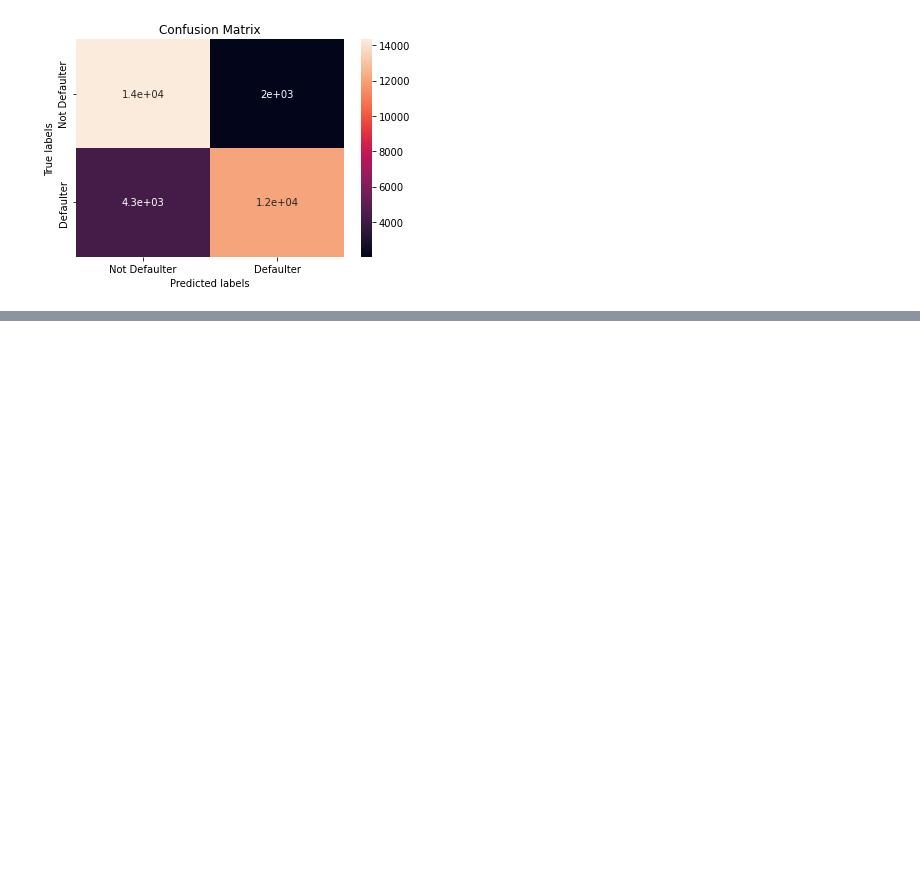
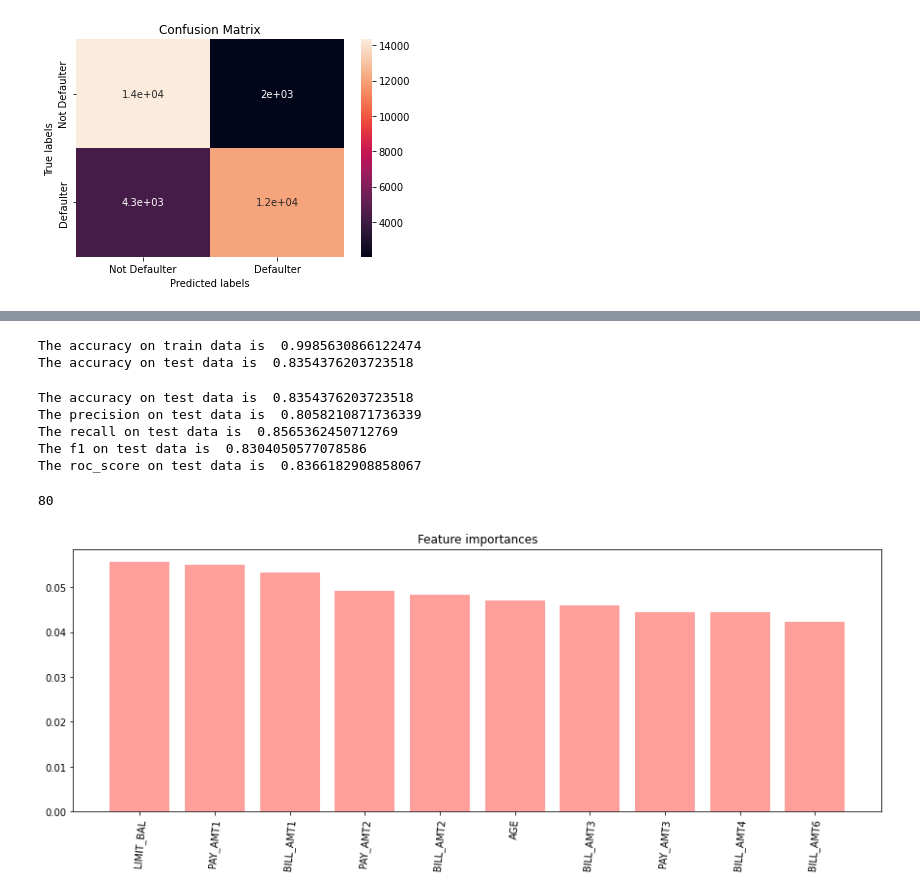
Before and after one commit to Shubham-naik-ai/Credit-Card-Default-Prediction, a Jupyter notebook: Copy_of_Credit_Card_Default_Prediction_Capstone_Project.ipynb, the cells around one changed output, grey strips where cells are left out. Saved outputs shown, nothing was run; the diff lists cells and outputs as text; code cells hidden in the pictures; blank space fills up the shorter version.

```diff
--- a/Copy_of_Credit_Card_Default_Prediction_Capstone_Project.ipynb
+++ b/Copy_of_Credit_Card_Default_Prediction_Capstone_Project.ipynb
@@ -838,0 +905,3 @@ ax.yaxis.set_ticklabels(labels)
+# %%
+rf_clf = RandomForestClassifier()
+rf_clf.fit(X_train,y_train)
@@ -838,0 +944,5 @@ ax.yaxis.set_ticklabels(labels)
+# %%
+param_grid = {'n_estimators': [100,150,200], 'max_depth': [10,20,30]}
+# %%
+grid_rf_clf = GridSearchCV(RandomForestClassifier(), param_grid, scoring = 'accuracy', n_jobs = -1, verbose = 3, cv = 3)
+grid_rf_clf.fit(X_train, y_train)
@@ -838,0 +963,2 @@ ax.yaxis.set_ticklabels(labels)
+# %%
+optimal_rf_clf = grid_rf_clf.best_estimator_
@@ -838,0 +969,48 @@ ax.yaxis.set_ticklabels(labels)
+# %%
+# Get the accuracy scores
+train_accuracy_rf = accuracy_score(train_class_preds,y_train)
+test_accuracy_rf = accuracy_score(test_class_preds,y_test)
+
+print("The accuracy on train data is ", train_accuracy_rf)
+print("The accuracy on test data is ", test_accuracy_rf)
+# %% [output]
+The accuracy on train data is  0.9985630866122474
+The accuracy on test data is  0.8354376203723518
+# %%
+test_accuracy_rf = accuracy_score(test_class_preds,y_test)
+test_precision_score_rf = precision_score(test_class_preds,y_test)
+test_recall_score_rf = recall_score(test_class_preds,y_test)
+test_f1_score_rf = f1_score(test_class_preds,y_test)
+test_roc_score_rf = roc_auc_score(test_class_preds,y_test)
+
+print("The accuracy on test data is ", test_accuracy_rf)
+print("The precision on test data is ", test_precision_score_rf)
+print("The recall on test data is ", test_recall_score_rf)
+print("The f1 on test data is ", test_f1_score_rf)
+print("The roc_score on test data is ", test_roc_score_rf)
+# %% [output]
+The accuracy on test data is  0.8354376203723518
+The precision on test data is  0.8058210871736339
+The recall on test data is  0.8565362450712769
+The f1 on test data is  0.8304050577078586
+The roc_score on test data is  0.8366182908858067
+# %%
+len(optimal_rf_clf.feature_importances_)
+# %% [output]
+80
+# %%
+# Feature Importance
+feature_importances_rf = pd.DataFrame(optimal_rf_clf.feature_importances_,
+                                   index = columns,
+                                    columns=['importance_rf']).sort_values('importance_rf',
+                                                                        ascending=False)[:10]
+
+plt.subplots(figsize=(15,5))
+plt.title("Feature importances")
+plt.bar(feature_importances_rf.index, feature_importances_rf['importance_rf'],
+        color="R",  align="center")
+plt.xticks(feature_importances_rf.index, rotation = 85)
+#plt.xlim([-1, X.shape[1]])
+plt.show()
+# %% [output]
+[figure, added]
```
Also changed, not shown: parts of 56 cells of this notebook.
